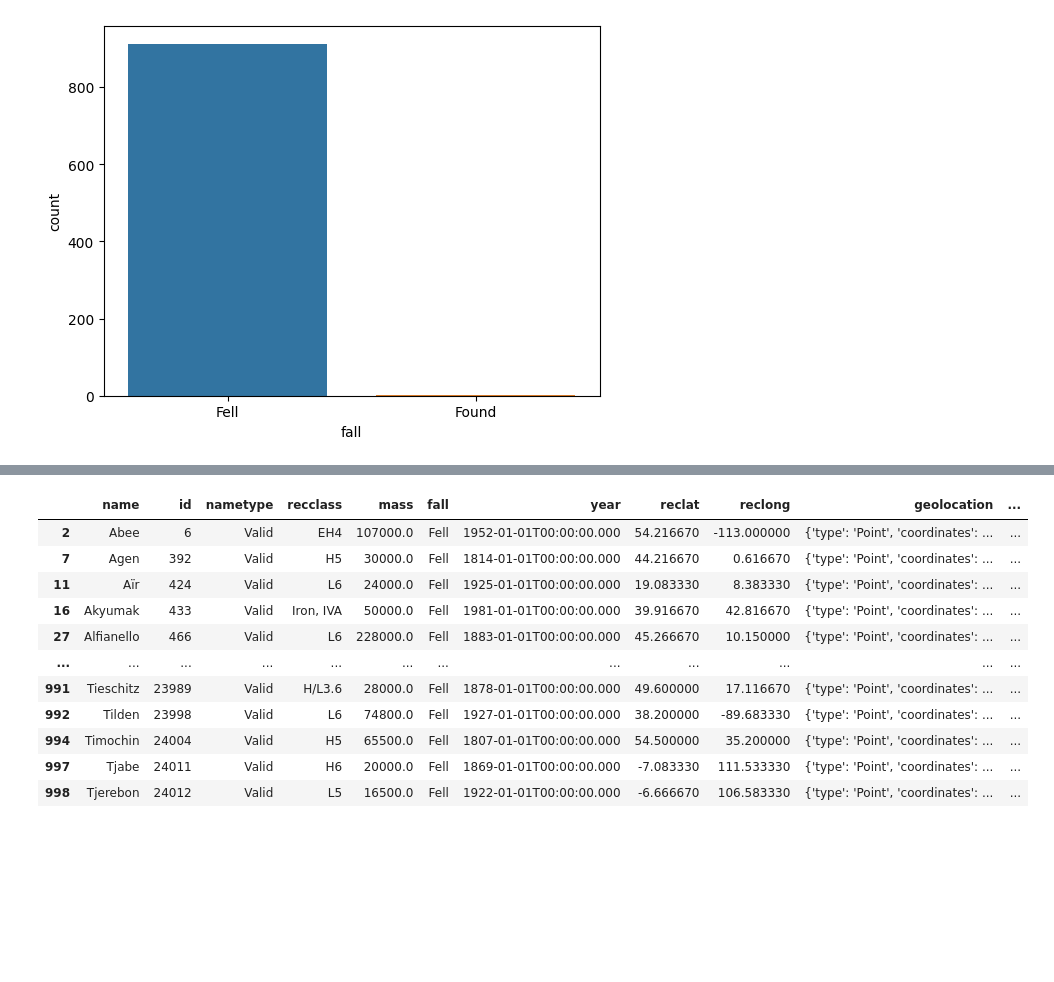
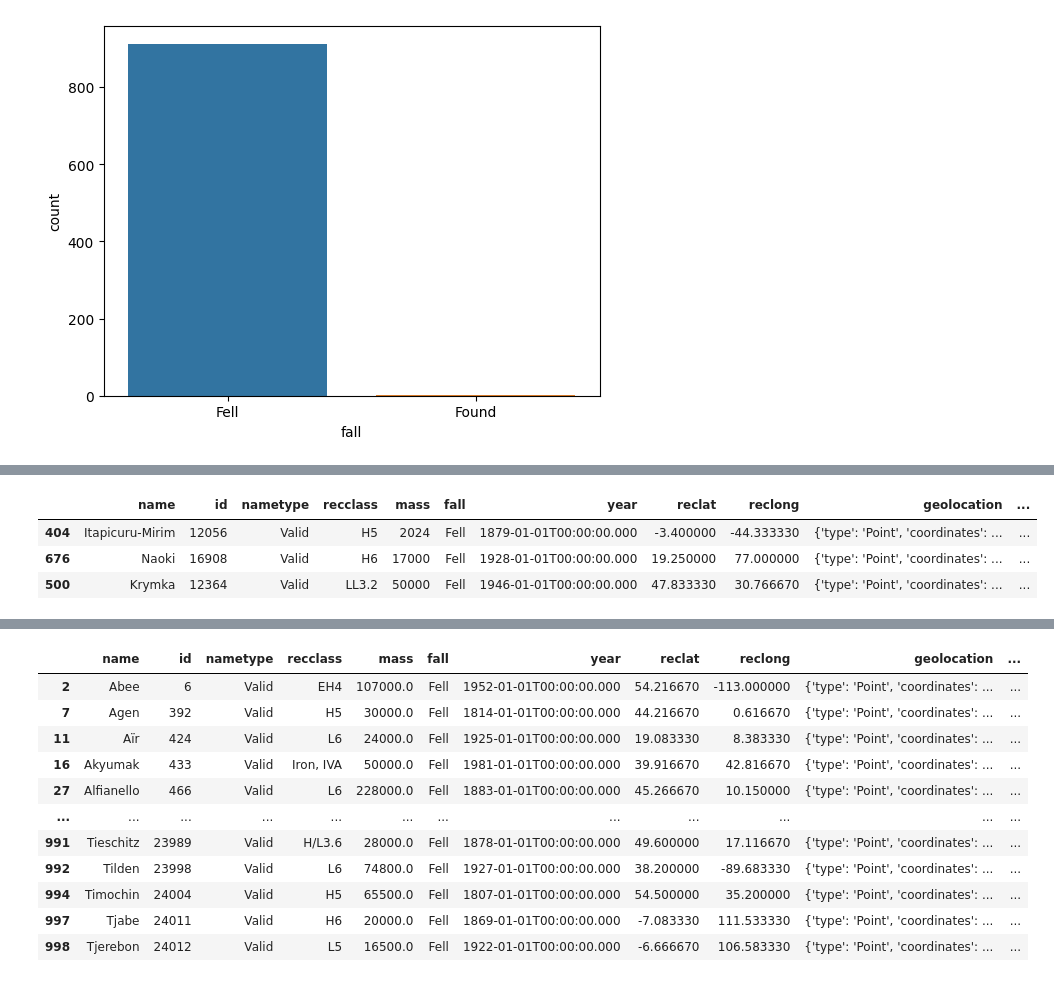
Before and after one commit to darshita2304/Data-Science-2.0, a Jupyter notebook: 16may_assignments/question7.ipynb, the cells around one changed output, grey strips where cells are left out. Cells and saved outputs as stored; diff of their text form; code cells hidden in the pictures; blank space fills up the shorter version.

```diff
--- a/16may_assignments/question7.ipynb
+++ b/16may_assignments/question7.ipynb
@@ -106,0 +121,7 @@ See the caveats in the documentation: https://pandas.pydata.org/pandas-docs/stab
+# %%
+dd.sample(3)
+# %% [output]
+|  | name | id | nametype | recclass | mass | fall | year | reclat | reclong | geolocation | ... |
+| 404 | Itapicuru-Mirim | 12056 | Valid | H5 | 2024 | Fell | 1879-01-01T00:00:00.000 | -3.400000 | -44.333330 | {'type': 'Point', 'coordinates': ... | ... |
+| 676 | Naoki | 16908 | Valid | H6 | 17000 | Fell | 1928-01-01T00:00:00.000 | 19.250000 | 77.000000 | {'type': 'Point', 'coordinates': ... | ... |
+| 500 | Krymka | 12364 | Valid | LL3.2 | 50000 | Fell | 1946-01-01T00:00:00.000 | 47.833330 | 30.766670 | {'type': 'Point', 'coordinates': ... | ... |
```
Also changed, not shown: parts of 4 cells of this notebook, 5 other files.
